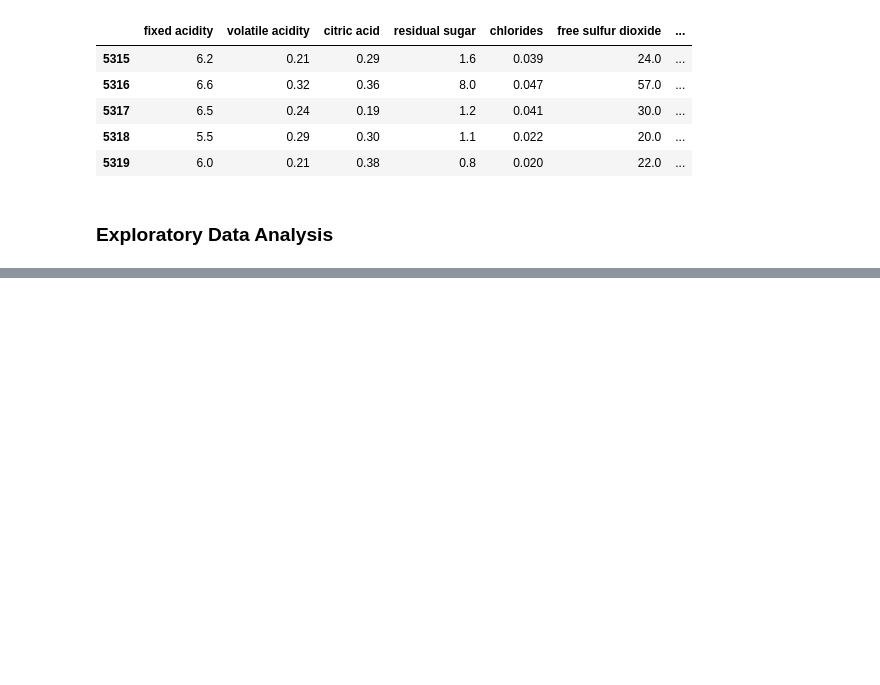
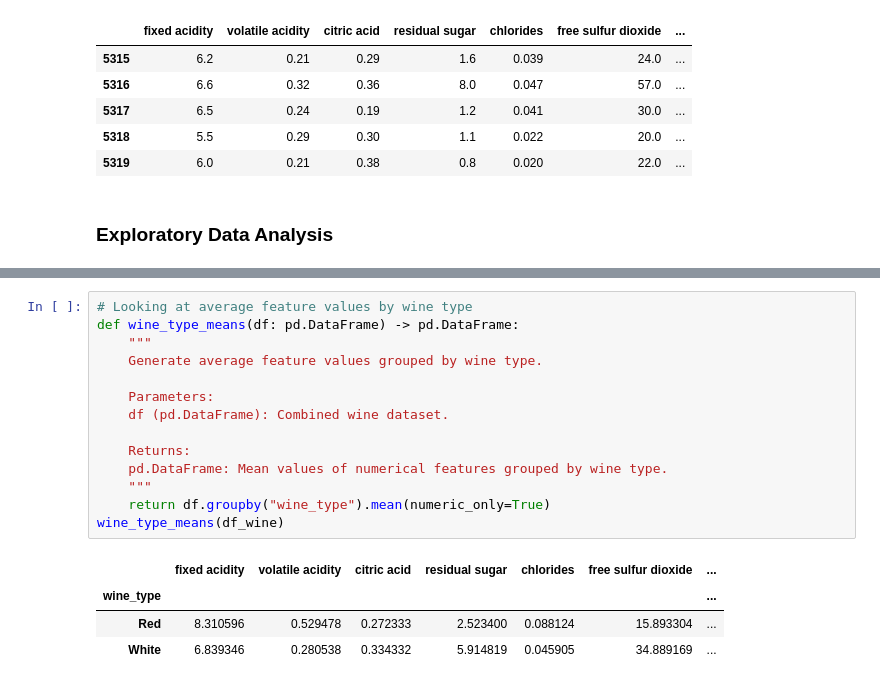
Before and after one commit to Shehzaad-S/ai-programming-foundations-project, a Jupyter notebook: notebooks/data_workflow.ipynb, the cells around one changed output, grey strips where cells are left out. Cells and saved outputs as stored; diff of their text form; blank space fills up the shorter version.

```diff
--- a/notebooks/data_workflow.ipynb
+++ b/notebooks/data_workflow.ipynb
@@ -237,0 +280,19 @@ df_wine.tail()
+# %%
+# Looking at average feature values by wine type
+def wine_type_means(df: pd.DataFrame) -> pd.DataFrame:
+    """
+    Generate average feature values grouped by wine type.
+
+    Parameters:
+    df (pd.DataFrame): Combined wine dataset.
+
+    Returns:
+    pd.DataFrame: Mean values of numerical features grouped by wine type.
+    """
+    return df.groupby("wine_type").mean(numeric_only=True)
+wine_type_means(df_wine)
+# %% [output]
+|  | fixed acidity | volatile acidity | citric acid | residual sugar | chlorides | free sulfur dioxide | ... |
+| wine_type |  |  |  |  |  |  | ... |
+| Red | 8.310596 | 0.529478 | 0.272333 | 2.523400 | 0.088124 | 15.893304 | ... |
+| White | 6.839346 | 0.280538 | 0.334332 | 5.914819 | 0.045905 | 34.889169 | ... |
```
Also changed, not shown: parts of 10 cells of this notebook.
